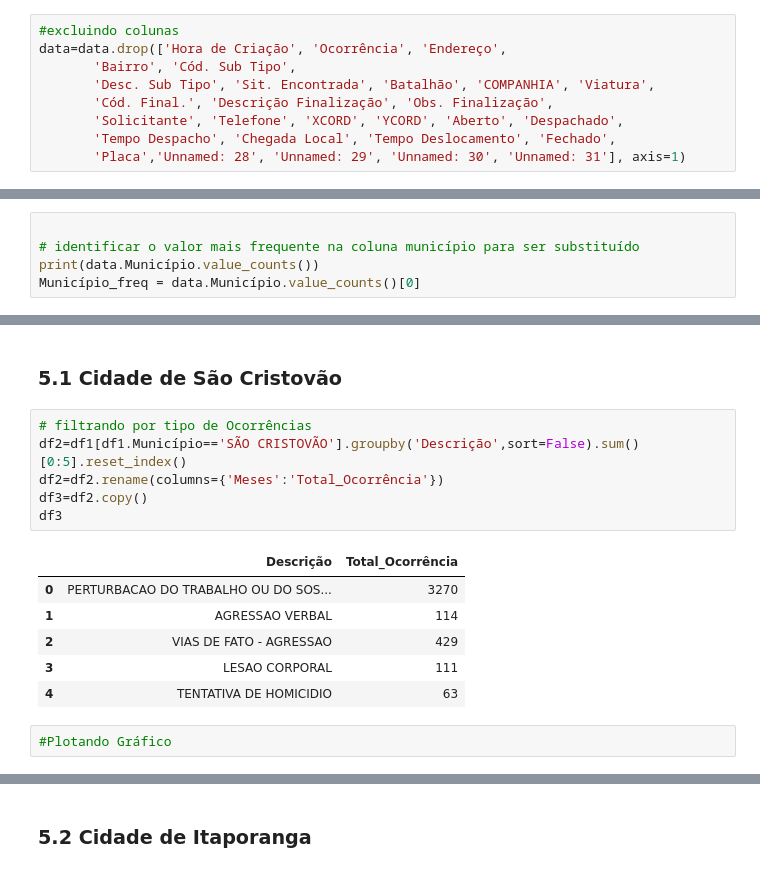
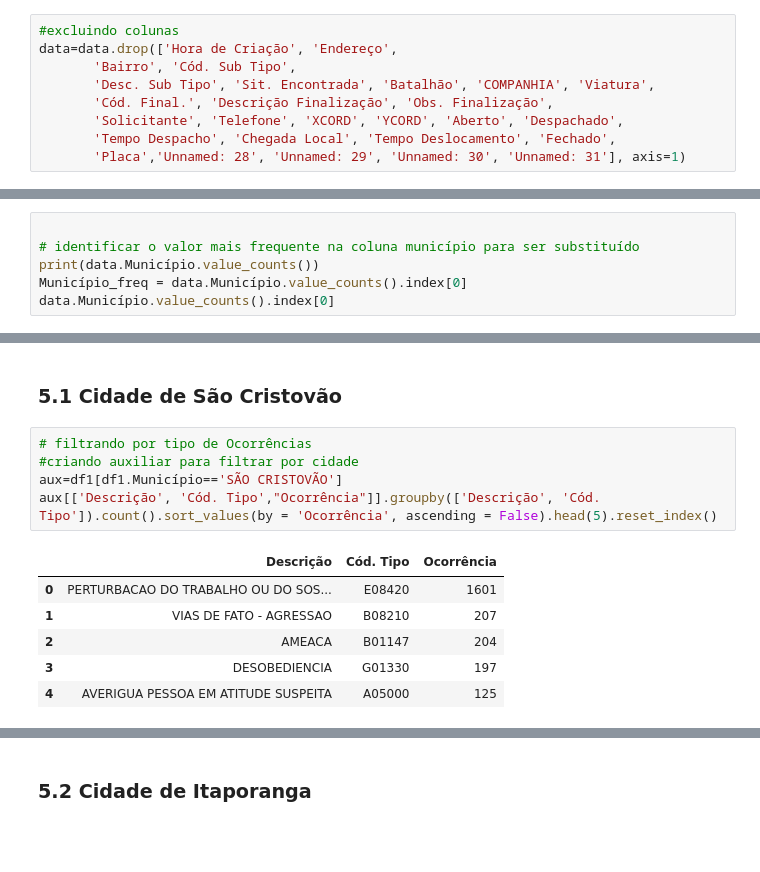
Before and after one commit to IsisAraujo/Projeto_piloto.PMSE, a Jupyter notebook: 1_trimestre_1cipm.ipynb, the cells around one changed output, grey strips where cells are left out. Cells and saved outputs as stored; diff of their text form; blank space fills up the shorter version.

```diff
--- a/1_trimestre_1cipm.ipynb
+++ b/1_trimestre_1cipm.ipynb
@@ -38,7 +38,7 @@ Index(['Data de Criação', 'Hora de Criação', 'Ocorrência', 'Endereço',
 ###  3. Tratando os dados para extrair informações
 # %%
 #excluindo colunas
-data=data.drop(['Hora de Criação', 'Ocorrência', 'Endereço',
+data=data.drop(['Hora de Criação', 'Endereço',
        'Bairro', 'Cód. Sub Tipo',
        'Desc. Sub Tipo', 'Sit. Encontrada', 'Batalhão', 'COMPANHIA', 'Viatura',
        'Cód. Final.', 'Descrição Finalização', 'Obs. Finalização',
@@ -69,7 +70,8 @@ dtype: int64
 
 # identificar o valor mais frequente na coluna município para ser substituído
 print(data.Município.value_counts())
-Município_freq = data.Município.value_counts()[0]
+Município_freq = data.Município.value_counts().index[0]
+data.Município.value_counts().index[0]
 # %% [output]
 SÃO CRISTOVÃO        2986
 ITAPORANGA DAJUDA     710
@@ -219,16 +258,13 @@ print( '\n O total de Ocorrências atendidas por dia no 1º Trimestre de 2020 na
 ### 5.1 Cidade de São Cristovão
 # %%
 # filtrando por tipo de Ocorrências
-df2=df1[df1.Município=='SÃO CRISTOVÃO'].groupby('Descrição',sort=False).sum()[0:5].reset_index()
-df2=df2.rename(columns={'Meses':'Total_Ocorrência'})
-df3=df2.copy()
-df3
+#criando auxiliar para filtrar por cidade
+aux=df1[df1.Município=='SÃO CRISTOVÃO']
+aux[['Descrição', 'Cód. Tipo',"Ocorrência"]].groupby(['Descrição', 'Cód. Tipo']).count().sort_values(by = 'Ocorrência', ascending = False).head(5).reset_index()
 # %% [output]
-|  | Descrição | Total_Ocorrência |
-| 0 | PERTURBACAO DO TRABALHO OU DO SOS... | 3270 |
-| 1 | AGRESSAO VERBAL | 114 |
-| 2 | VIAS DE FATO - AGRESSAO | 429 |
-| 3 | LESAO CORPORAL | 111 |
-| 4 | TENTATIVA DE HOMICIDIO | 63 |
+|  | Descrição | Cód. Tipo | Ocorrência |
+| 0 | PERTURBACAO DO TRABALHO OU DO SOS... | E08420 | 1601 |
+| 1 | VIAS DE FATO - AGRESSAO | B08210 | 207 |
+| 2 | AMEACA | B01147 | 204 |
+| 3 | DESOBEDIENCIA | G01330 | 197 |
+| 4 | AVERIGUA PESSOA EM ATITUDE SUSPEITA | A05000 | 125 |
-# %%
-#Plotando Gráfico
```
Also changed, not shown: parts of 33 cells of this notebook, 10 other files.
